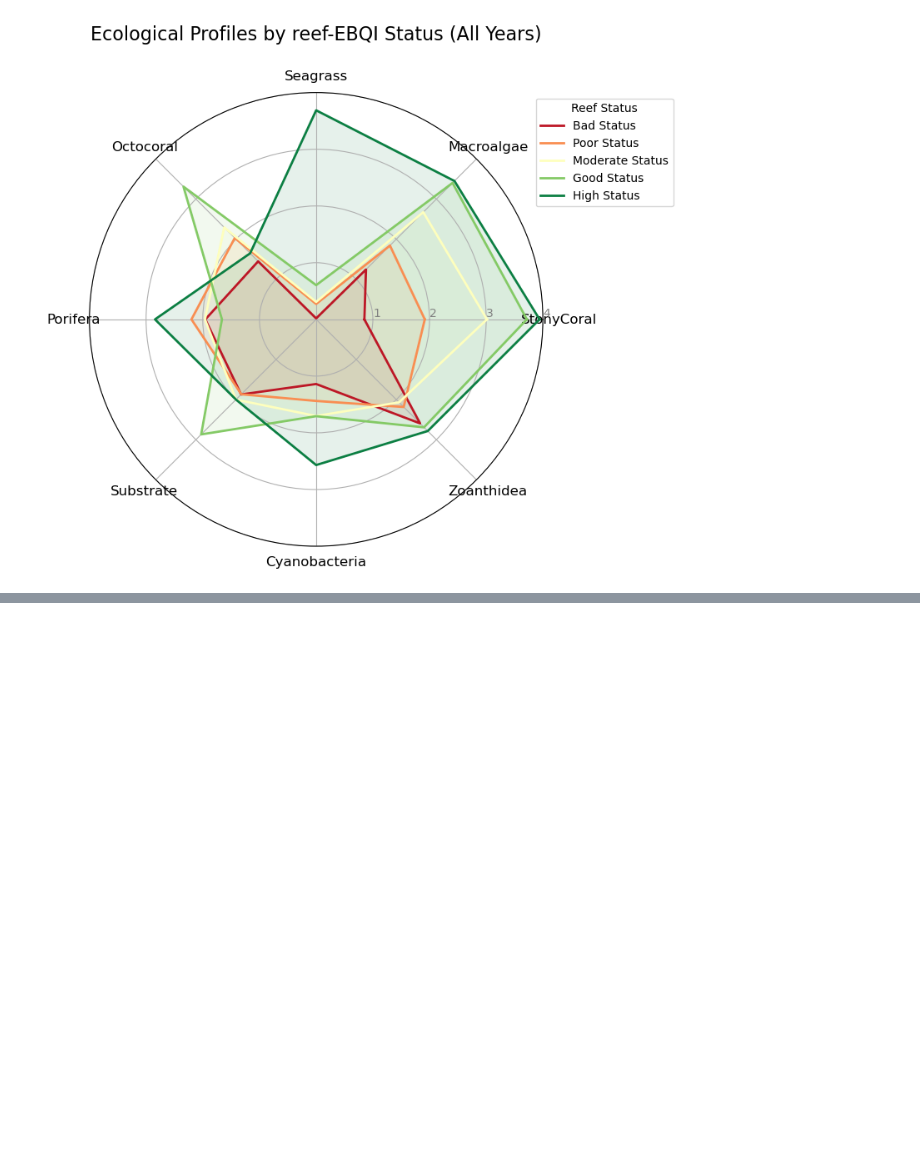
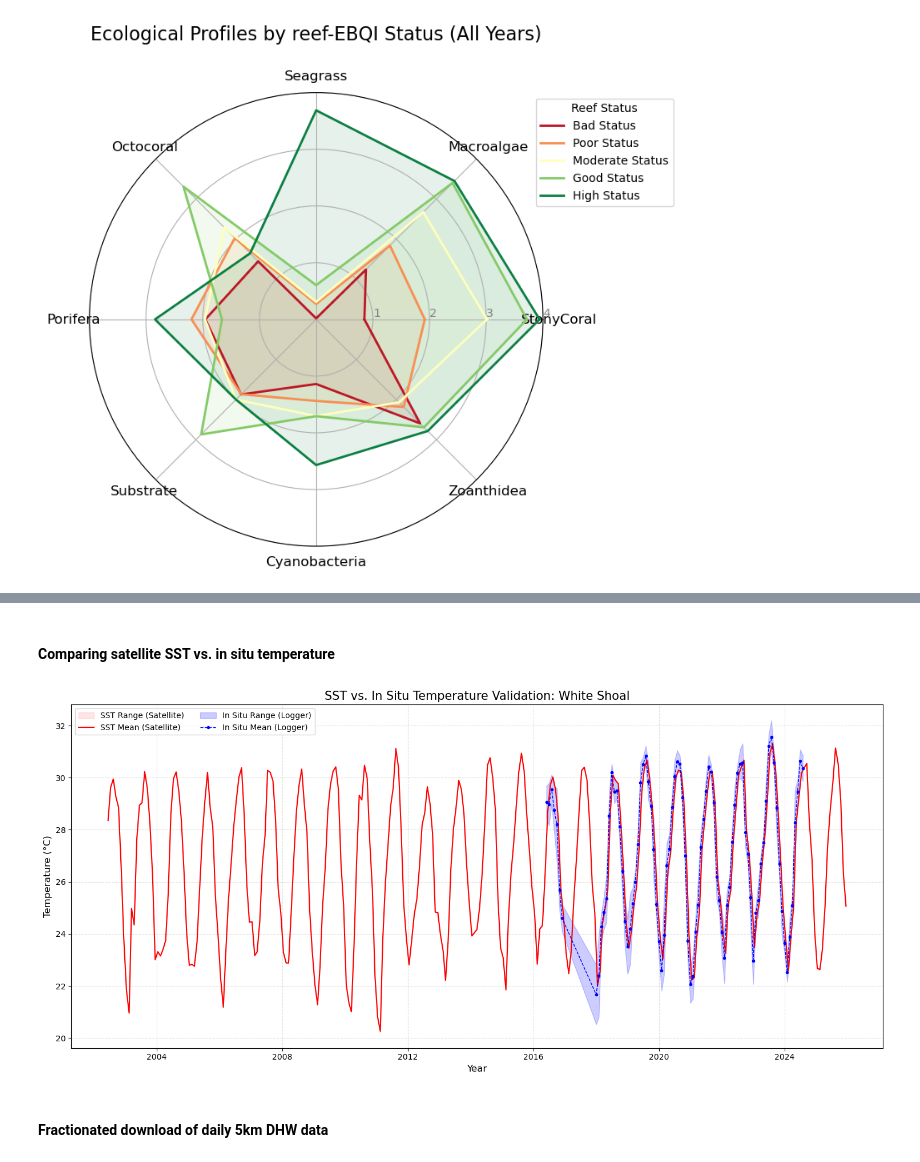
Before and after one commit to eqmh/multitressor, a Jupyter notebook: corals_stressors.ipynb, the cells around one changed output, grey strips where cells are left out. Cells and saved outputs as stored; diff of their text form; code cells hidden in the pictures; blank space fills up the shorter version.

```diff
--- a/corals_stressors.ipynb
+++ b/corals_stressors.ipynb
@@ -777,0 +1021,70 @@ plt.show()
+# %% [markdown]
+#### Comparing satellite SST vs. in situ temperature
+# %%
+# Load and Merge In Situ Temperature Data
+# Using the paths provided for monitoring sites
+cremp_temp_path = "~/multitressor/CREMP_CSV_Files/CREMP_Temperature_2024.csv"
+dtcremp_temp_path = "~/multitressor/DTCREMP_CSV_Files/DTCREMP_Temperature_2024.csv"
+
+df_cremp_temp = pd.read_csv(cremp_temp_path)
+df_dtcremp_temp = pd.read_csv(dtcremp_temp_path)
+
+# Combine both monitoring programs into one dataframe
+df_insitu = pd.concat([df_cremp_temp, df_dtcremp_temp], ignore_index=True)
+
+# Create Date and calculate Monthly Mean/SD
+# Constructing datetime from individual Year, Month, Day columns
+df_insitu['SampleDate'] = pd.to_datetime(df_insitu[['Year', 'Month', 'Day']])
+df_insitu['YearMonth'] = df_insitu['SampleDate'].dt.to_period('M')
+
+# Calculate the mean and standard deviation for TempC per site/month
+insitu_monthly = df_insitu.groupby(['SiteName', 'YearMonth'])['TempC'].agg(['mean', 'std']).reset_index()
+insitu_monthly.rename(columns={'mean': 'InSitu_Mean', 'std': 'InSitu_SD'}, inplace=True)
+
+# Alignment with Satellite Data (ensuring site_sst_results has YearMonth)
+for site in site_sst_results:
+    if 'YearMonth' not in site_sst_results[site].columns:
+        site_sst_results[site]['YearMonth'] = pd.to_datetime(site_sst_results[site]['Date']).dt.to_period('M')
+
+# Plot Comparison for a selected site
+selected_site = "White Shoal"
+sst_plot_data = site_sst_results.get(selected_site)
+insitu_plot_data = insitu_monthly[insitu_monthly['SiteName'] == selected_site].copy()
+
+# Convert YearMonth back to timestamp for the X-axis
+insitu_plot_data['Date'] = insitu_plot_data['YearMonth'].dt.to_timestamp()
+
+if sst_plot_data is not None and not insitu_plot_data.empty:
+    plt.figure(figsize=(15, 7))
+
+    # --- Plot Satellite SST ---
+    plt.fill_between(sst_plot_data['Date'],
+                     sst_plot_data['SST_Mean'] - sst_plot_data['SST_SD'],
+                     sst_plot_data['SST_Mean'] + sst_plot_data['SST_SD'],
+                     color='red', alpha=0.1, label='SST Range (Satellite)')
+    plt.plot(sst_plot_data['Date'], sst_plot_data['SST_Mean'],
+             color='red', linewidth=1.5, label='SST Mean (Satellite)')
+
+    # --- Plot In Situ Temperature ---
+    plt.fill_between(insitu_plot_data['Date'],
+                     insitu_plot_data['InSitu_Mean'] - insitu_plot_data['InSitu_SD'],
+                     insitu_plot_data['InSitu_Mean'] + insitu_plot_data['InSitu_SD'],
+                     color='blue', alpha=0.2, label='In Situ Range (Logger)')
+    plt.plot(insitu_plot_data['Date'], insitu_plot_data['InSitu_Mean'],
+             color='blue', marker='o', markersize=3, linestyle='--',
+             linewidth=1, label='In Situ Mean (Logger)')
+
+    # Formatting
+    plt.title(f'SST vs. In Situ Temperature Validation: {selected_site}', fontsize=15)
+    plt.ylabel('Temperature (°C)', fontsize=12)
+    plt.xlabel('Year', fontsize=12)
+    plt.legend(loc='upper left', ncol=2)
+    plt.grid(True, linestyle='--', alpha=0.4)
+    plt.tight_layout()
+    plt.show()
+else:
+    print(f"Data missing for '{selected_site}'. Check spelling or if data exists for this site.")
+# %% [output]
+[figure, added]
+# %% [markdown]
+#### Fractionated download of daily 5km DHW data
```
Also changed, not shown: parts of 10 cells of this notebook, 2 other files.
